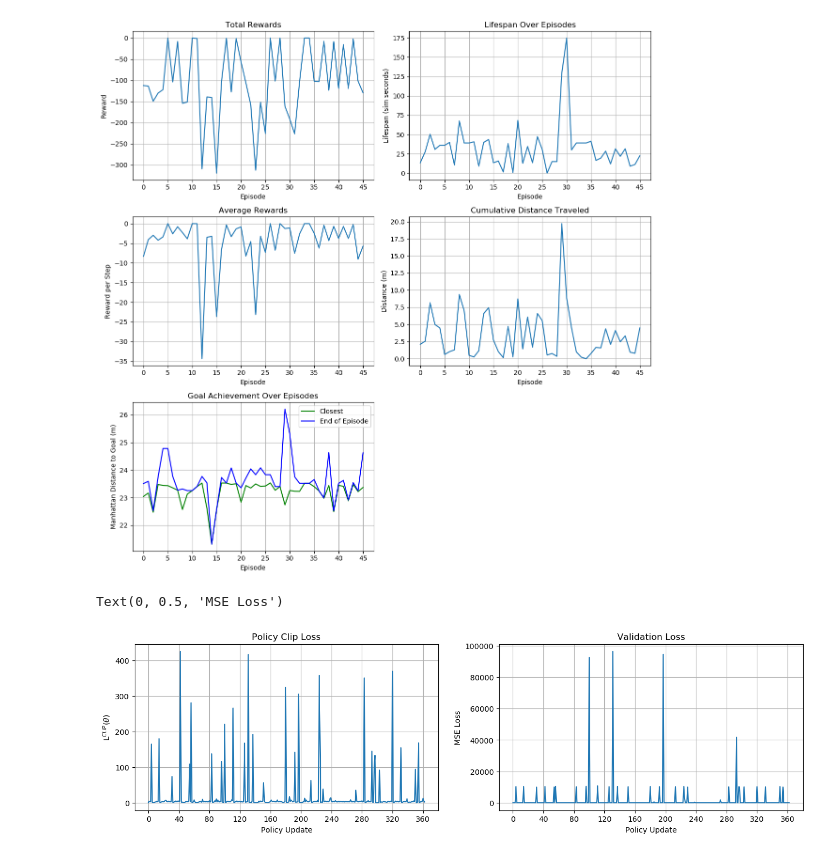
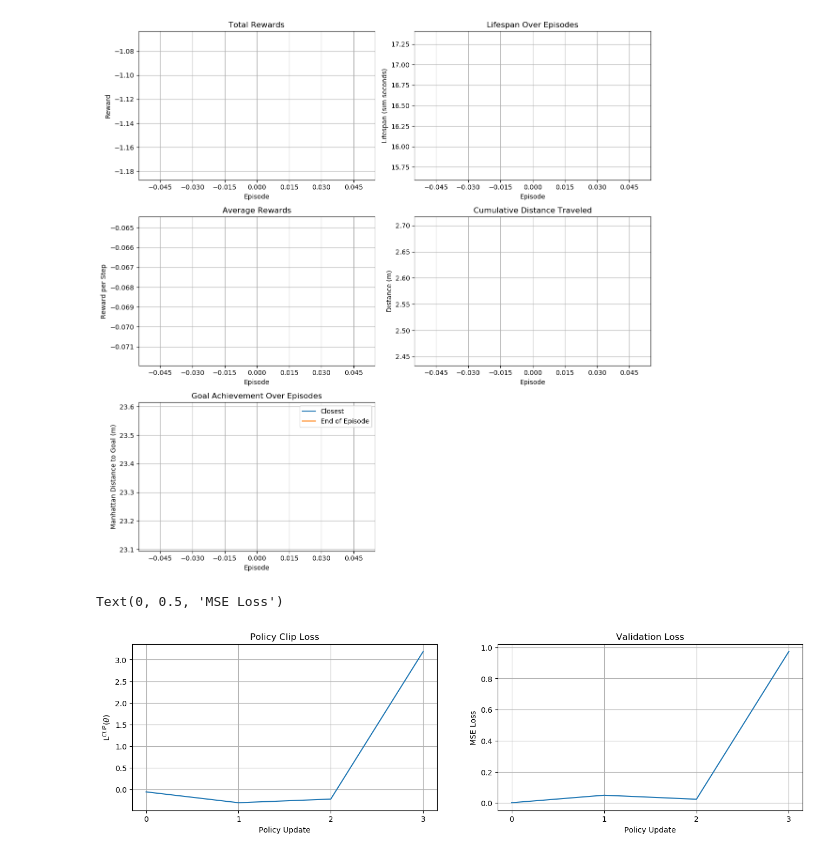
Before and after one commit to ryan-barry-99/grad-project, a Jupyter notebook: notspot_sim_py/src/reinforcement_learning/src/analysis.ipynb, the cells around one changed output. Cells and saved outputs as stored; diff of their text form; code cells hidden in the pictures.

```diff
--- a/notspot_sim_py/src/reinforcement_learning/src/analysis.ipynb
+++ b/notspot_sim_py/src/reinforcement_learning/src/analysis.ipynb
@@ -29,7 +29,7 @@ def get_logs(run_path, folder_name):
 
 
 # Path to the directory containing the files
-run = '/media/ryan/DataPad/ros_ws/src/notspot_sim_py/src/reinforcement_learning/runs/2024_04_22_13_49_25'
+run = '/media/ryan/DataPad/ros_ws/src/notspot_sim_py/src/reinforcement_learning/runs/2024_04_22_18_22_00'
 
 rewards = [float(reward) for reward in get_logs(run, "rewards")]
 lifespans = [int(lifespan)*0.75 for lifespan in get_logs(run, "steps")]
@@ -72,8 +72,8 @@ axs[0, 1].set_title('Lifespan Over Episodes')
 # axs[1, 0].legend()
 
 # Plot goal achievement over episodes
-axs[2, 0].plot(closest_goal, color='green', label='Closest')
-axs[2, 0].plot(ending_goal, color='blue', label='End of Episode')
+axs[2, 0].plot(closest_goal, label='Closest')
+axs[2, 0].plot(ending_goal, label='End of Episode')
 axs[2, 0].set_xlabel('Episode')
 axs[2, 0].set_ylabel('Manhattan Distance to Goal (m)')
 axs[2, 0].set_title('Goal Achievement Over Episodes')
@@ -88,32 +88,32 @@ axs[1, 1].set_ylabel('Distance (m)')
 
 # Hide the empty subplot
 axs[2, 1].axis('off')
 
 plt.tight_layout()
 plt.show()
 
 # Create subplots
 fig, axs = plt.subplots(1, 2, figsize=(16, 4))
 
 for ax in axs.flatten():
     ax.xaxis.set_major_locator(ticker.MaxNLocator(integer=True))
     ax.grid(True)
 
 
 # Plot total rewards over episodes
 axs[0].plot(policy_loss)
 axs[0].set_title('Policy Clip Loss')
 axs[0].set_xlabel('Policy Update')
 axs[0].set_ylabel(r'L$^{CLIP}$($\theta$)')
 # axs[0].legend()
 
 # Plot average rewards per step over episodes
 axs[1].plot(value_loss)
 axs[1].set_title('Validation Loss')
 axs[1].set_xlabel('Policy Update')
 axs[1].set_ylabel('MSE Loss')
 # axs[1].legend()
 # %% [output]
-[figure, old version]
+[figure, new version]
 Text(0, 0.5, 'MSE Loss')
-[figure, old version]
+[figure, new version]
```
Also changed, not shown: 5 other files.
